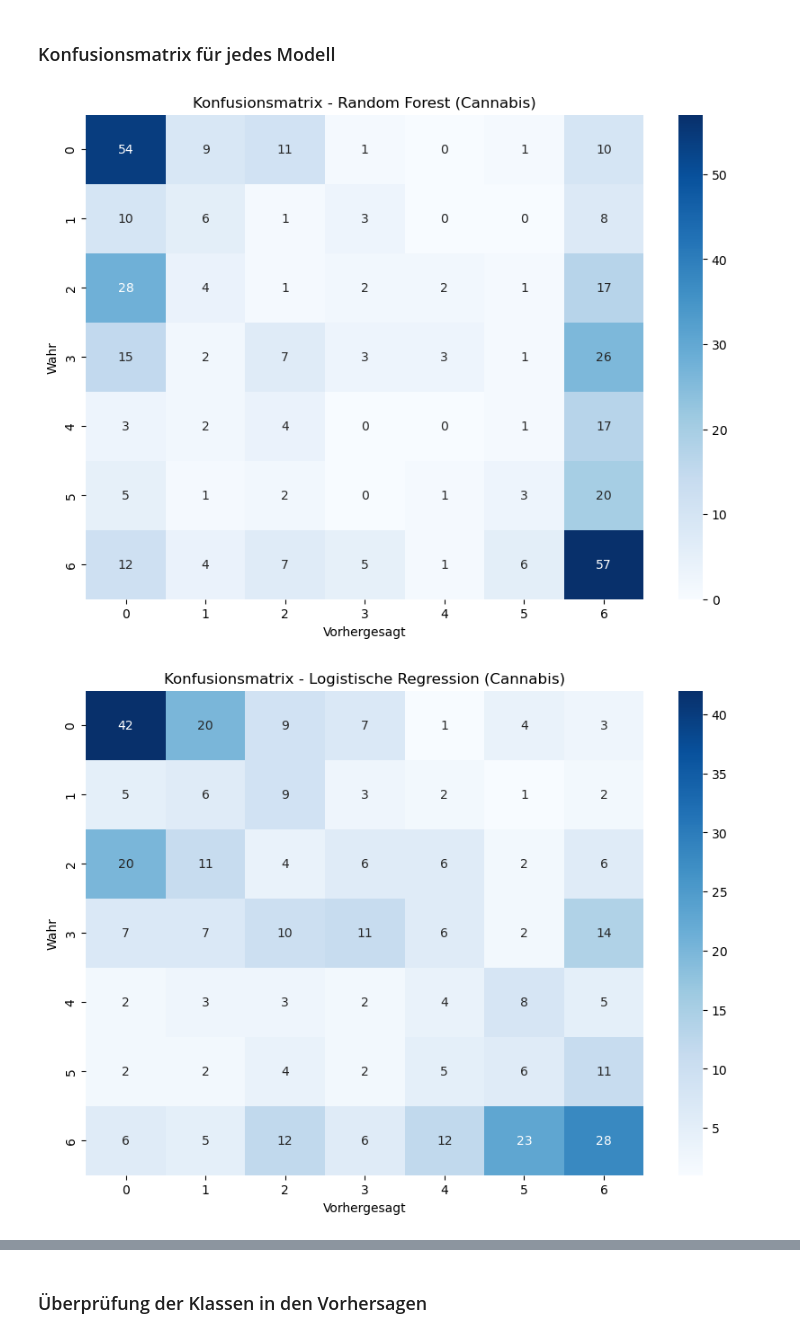
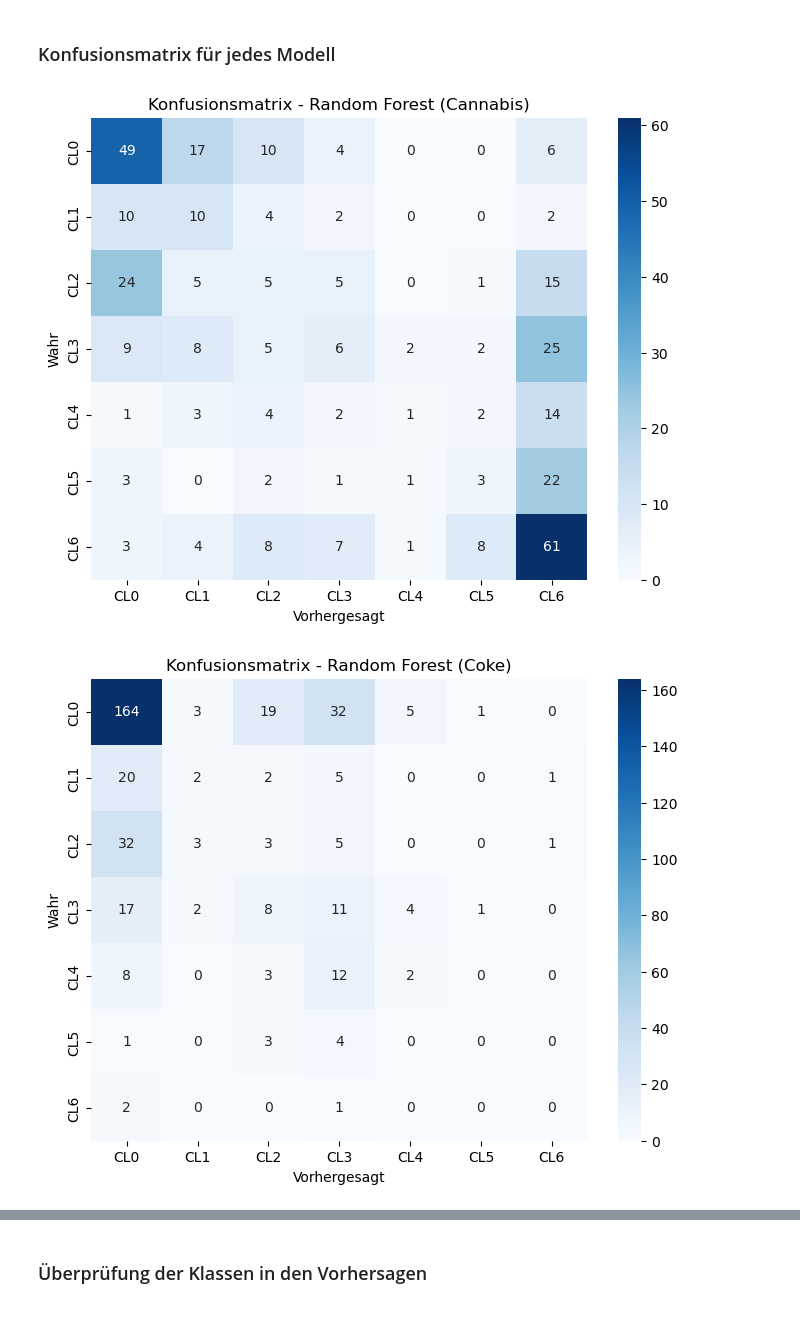
Before and after one commit to Salih-Kelmendi/LuisSalihML, a Jupyter notebook: Drug-Consumption2.ipynb, the cells around one changed output, grey strips where cells are left out. Cells and saved outputs as stored; diff of their text form; code cells hidden in the pictures.

```diff
--- a/Drug-Consumption2.ipynb
+++ b/Drug-Consumption2.ipynb
@@ -23,7 +25,7 @@ dataset = fetch_ucirepo(id=373)
 # %% [markdown]
 ### Daten (Features und Zielvariable)
 # %%
-X = dataset.data.features.drop(columns=['age', 'gender', 'ethnicity', 'country'], errors='ignore')
+X = dataset.data.features.drop(columns=['age', 'gender'], errors='ignore')
 y = dataset.data.targets
 # %% [markdown]
 ### Erste Übersicht der Features und der Zielvariablen
@@ -146,8 +148,8 @@ for drug in chosen_drugs:
 
 --> Zielvariable für die gewählte Droge
 # %%
-drug_name = "cannabis"
-y_selected = y[drug_name]
+drug_names = ['cannabis', 'coke', 'nicotine']
+y_selected = y[drug_names]
 # %% [markdown]
 ### Train-Test-Split
 # %%
@@ -232,7 +467,9 @@ plt.show()
 # %%
-for i in range(len(models)):
-    print(f"\n{models[i]} - Genauigkeit: {accuracies[i]:.3f}")
-    print(f"\n{models[i]} - F1-Score: {f1_scores[i]:.3f}")
-    print(f"\n{models[i]} - Klassifikationsbericht:")
-    print(classification_reports[i])
+for drug in drug_names:
+    print(f"\nErgebnisse für {drug}:")
+    for model_name in models:  # Iteriere direkt über die Liste 'models'
+        print(f"\n{model_name} - Genauigkeit: {all_accuracies[drug][model_name]:.3f}")
+        print(f"\n{model_name} - F1-Score: {all_f1_scores[drug][model_name]:.3f}")
+        print(f"\n{model_name} - Klassifikationsbericht:")
+        print(all_classification_reports[drug][model_name])
 # %% [output]
@@ -288,21 +525,18 @@ if hasattr(rf_model, "feature_importances_"):
 # %% [markdown]
 ### Konfusionsmatrix für jedes Modell
 # %%
-drug_names = ["Cannabis", "Nicotine", "Coka"]
-models = ["Random Forest", "Logistische Regression", "SVM"]
-predictions = [y_pred_rf, y_pred_logreg, y_pred_svm]
+for drug in drug_names:
+    # Berechne Konfusionsmatrix für die Droge und das Random Forest Modell
+    conf_matrix = confusion_matrix(y_test[drug], y_pred_rf[drug])
 
-for drug in drug_names:
-    for i in range(len(models)):
-        conf_matrix = confusion_matrix(y_test, predictions[i])
+    # Erstelle die Heatmap der Konfusionsmatrix
+    plt.figure(figsize=(8, 6))
+    sns.heatmap(conf_matrix, annot=True, fmt='d', cmap='Blues', xticklabels=['CL0', 'CL1', 'CL2', 'CL3', 'CL4', 'CL5', 'CL6'], yticklabels=['CL0', 'CL1', 'CL2', 'CL3', 'CL4', 'CL5', 'CL6'])
 
-        plt.figure(figsize=(10, 7))
-        sns.heatmap(conf_matrix, annot=True, fmt='d', cmap='Blues')
-
-        plt.title(f"Konfusionsmatrix - {models[i]} ({drug})")
-        plt.xlabel("Vorhergesagt")
-        plt.ylabel("Wahr")
-        plt.show()
+    plt.title(f"Konfusionsmatrix - Random Forest ({drug.capitalize()})")
+    plt.xlabel("Vorhergesagt")
+    plt.ylabel("Wahr")
+    plt.show()
 # %% [output]
-[figure, old version]
+[figure, new version]
-[figure, old version]
+[figure, new version]
```
Also changed, not shown: parts of 20 cells of this notebook.
